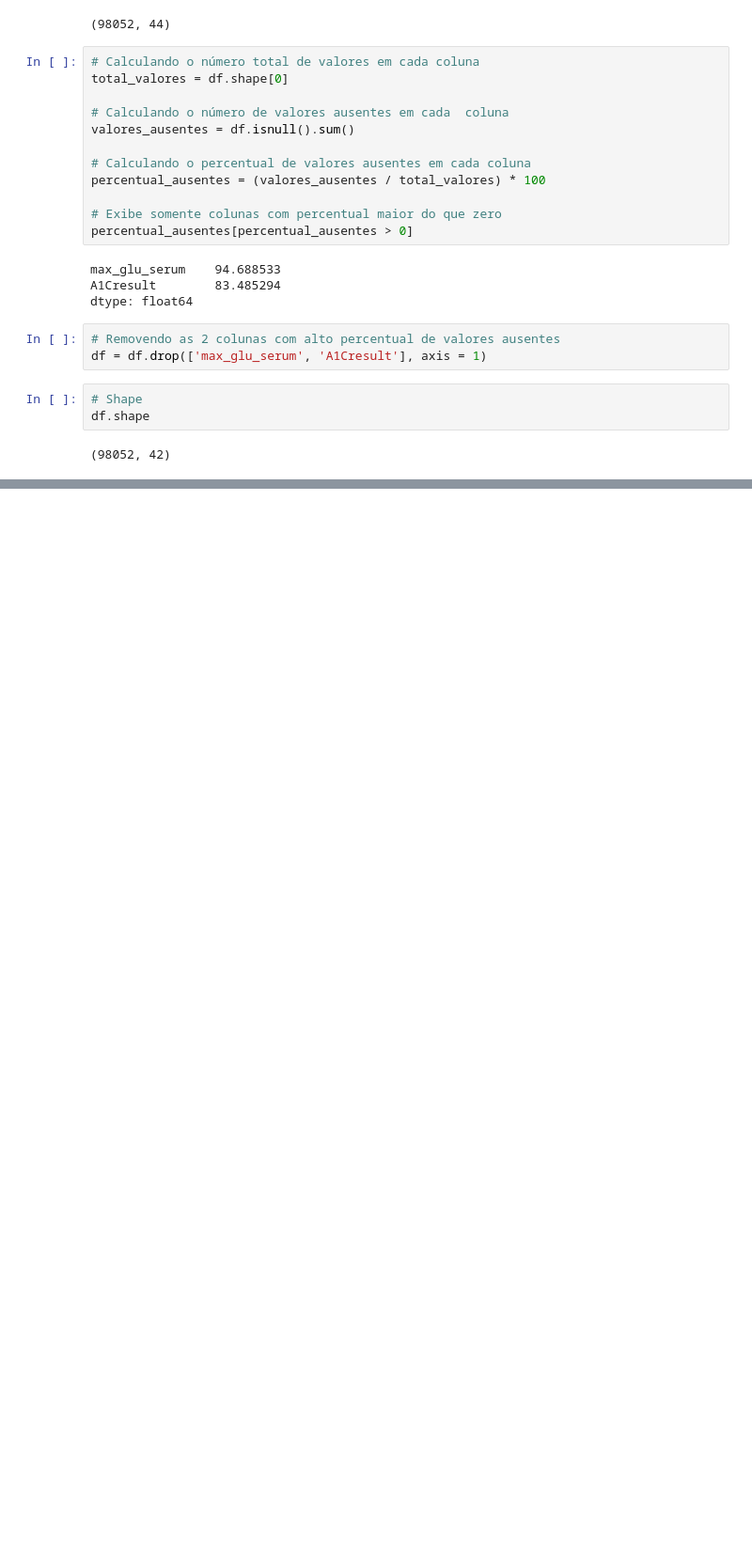
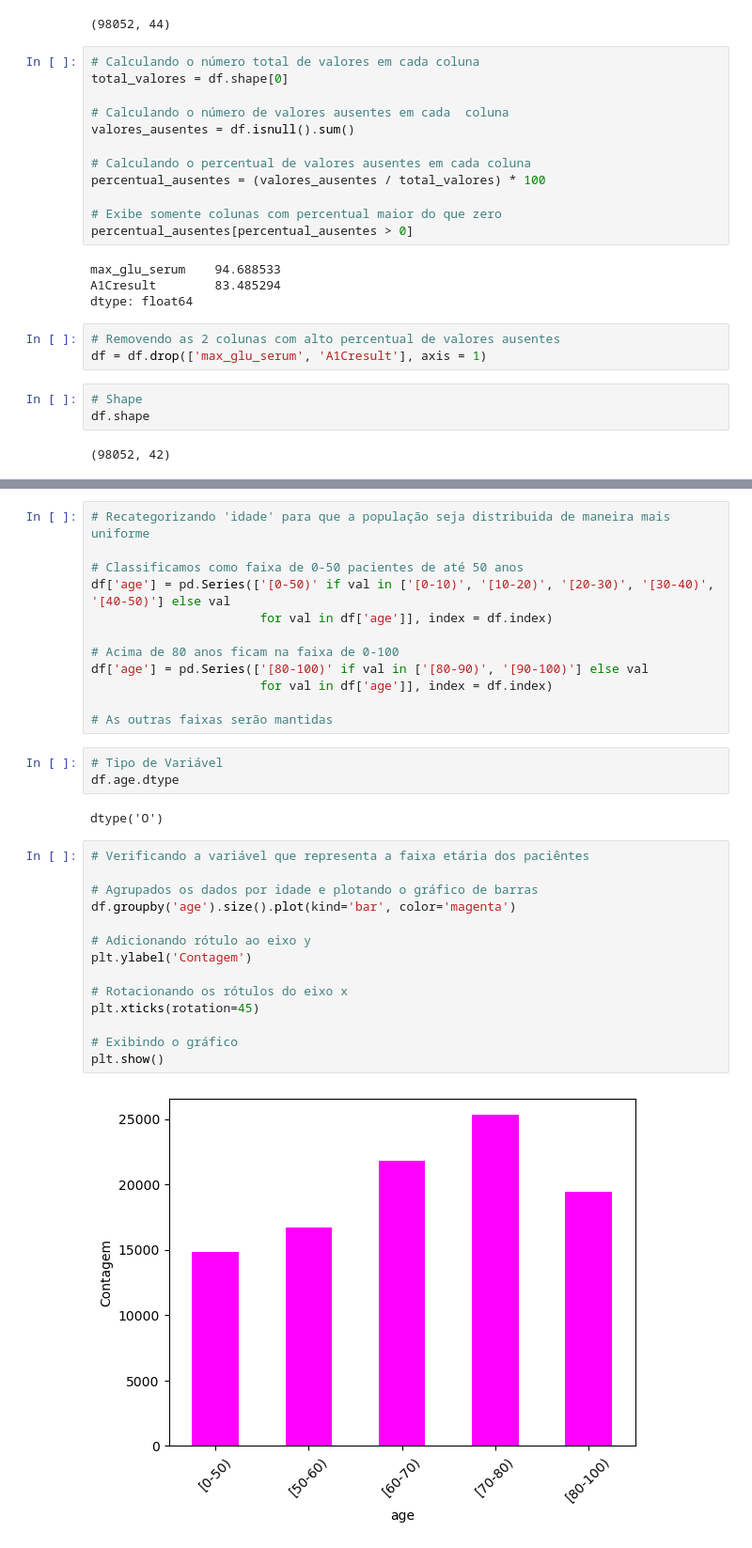
Before and after one commit to leojutsu/analise_de_dados, a Jupyter notebook: Projeto7.ipynb, the cells around one changed output, grey strips where cells are left out. Shown at 94% size. Saved outputs shown, nothing was run; the diff lists cells and outputs as text; blank space fills up the shorter version.

```diff
--- a/Projeto7.ipynb
+++ b/Projeto7.ipynb
@@ -296,0 +450,33 @@ df.shape
+# %%
+# Recategorizando 'idade' para que a população seja distribuida de maneira mais uniforme
+
+# Classificamos como faixa de 0-50 pacientes de até 50 anos
+df['age'] = pd.Series(['[0-50)' if val in ['[0-10)', '[10-20)', '[20-30)', '[30-40)', '[40-50)'] else val
+                       for val in df['age']], index = df.index)
+
+# Acima de 80 anos ficam na faixa de 0-100
+df['age'] = pd.Series(['[80-100)' if val in ['[80-90)', '[90-100)'] else val
+                       for val in df['age']], index = df.index)
+
+# As outras faixas serão mantidas
+# %%
+# Tipo de Variável
+df.age.dtype
+# %% [output]
+dtype('O')
+# %%
+# Verificando a variável que representa a faixa etária dos paciêntes
+
+# Agrupados os dados por idade e plotando o gráfico de barras
+df.groupby('age').size().plot(kind='bar', color='magenta')
+
+# Adicionando rótulo ao eixo y
+plt.ylabel('Contagem')
+
+# Rotacionando os rótulos do eixo x
+plt.xticks(rotation=45)
+
+# Exibindo o gráfico
+plt.show()
+# %% [output]
+[figure, added]
```
Also changed, not shown: parts of 20 cells of this notebook.
